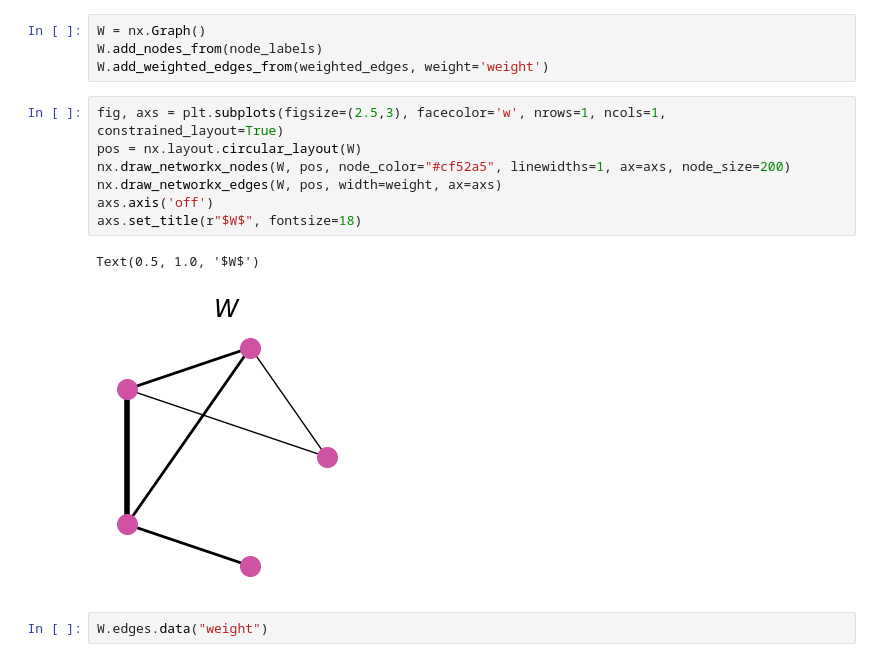
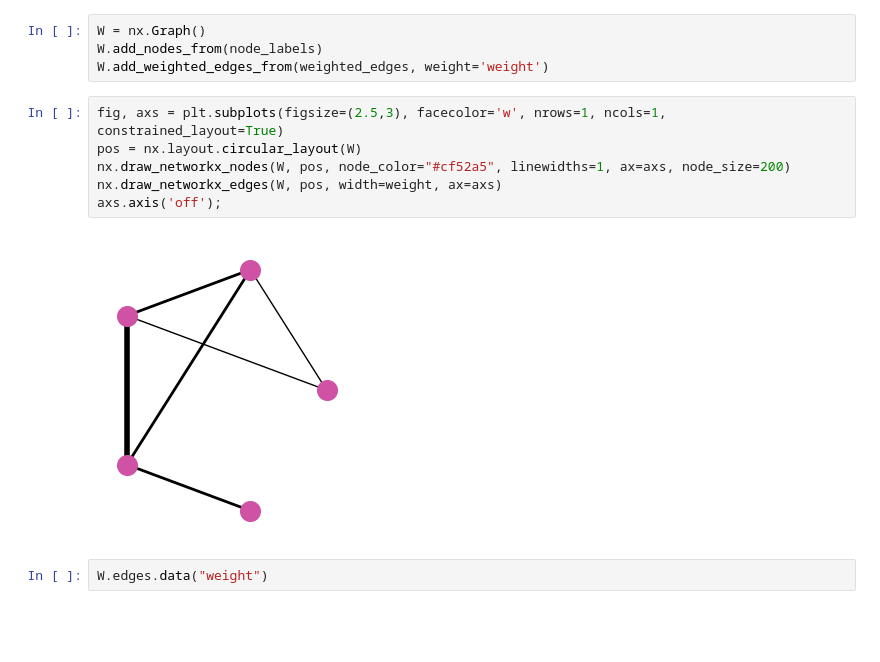
Before and after one commit to fum-cs/a4ds, a Jupyter notebook: _sources/nx/3_Extensions.ipynb, the cells around one changed output. Saved outputs shown, nothing was run; the diff lists cells and outputs as text; blank space fills up the shorter version.

```diff
--- a/_sources/nx/3_Extensions.ipynb
+++ b/_sources/nx/3_Extensions.ipynb
@@ -29,13 +27,11 @@ W.add_weighted_edges_from(weighted_edges, weight='weight')
 # %%
 fig, axs = plt.subplots(figsize=(2.5,3), facecolor='w', nrows=1, ncols=1, constrained_layout=True)
 pos = nx.layout.circular_layout(W)
 nx.draw_networkx_nodes(W, pos, node_color="#cf52a5", linewidths=1, ax=axs, node_size=200)
 nx.draw_networkx_edges(W, pos, width=weight, ax=axs)
-axs.axis('off')
-axs.set_title(r"$W$", fontsize=18)
+axs.axis('off');
 # %% [output]
-Text(0.5, 1.0, '$W$')
-[figure, old version]
+[figure, new version]
 # %%
 W.edges.data("weight")
 # %% [output]
```
Also changed, not shown: parts of 4 cells of this notebook, 10 other files.
